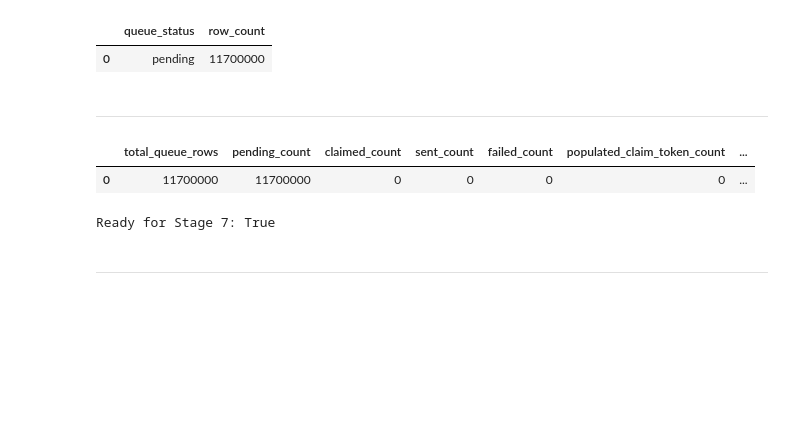
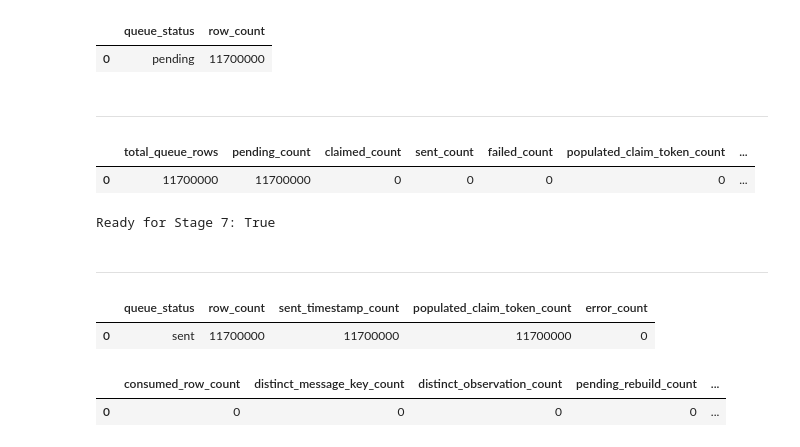
Before and after one commit to DCook-WGU/dcook-wgu-capstone-unified-predictive-maintenance-pipeline, a Jupyter notebook: notebooks/synthetic/synthetic_06_producer_queue_manager.ipynb, the cells around one changed output. Drawn from its saved outputs; the diff is of its cells as text; code cells hidden in the pictures; blank space fills up the shorter version.

```diff
--- a/notebooks/synthetic/synthetic_06_producer_queue_manager.ipynb
+++ b/notebooks/synthetic/synthetic_06_producer_queue_manager.ipynb
@@ -290,3 +315,54 @@ Ready for Stage 7: True
 # %%
 # Dispose Engine
 engine.dispose()
+# %%
+progress_dataframe = read_sql_dataframe(
+    engine,
+    f"""
+    SELECT
+        queue_status,
+        COUNT(*) AS row_count,
+        COUNT(*) FILTER (WHERE producer_sent_at IS NOT NULL) AS sent_timestamp_count,
+        COUNT(*) FILTER (WHERE claim_token IS NOT NULL) AS populated_claim_token_count,
+        COUNT(*) FILTER (WHERE producer_delivery_error IS NOT NULL) AS error_count
+    FROM "{SCHEMA}"."{SEND_QUEUE_TABLE_NAME}"
+    WHERE dataset_id = :dataset_id
+      AND run_id = :run_id
+    GROUP BY queue_status
+    ORDER BY row_count DESC
+    """,
+    params={
+        "dataset_id": DATASET_ID,
+        "run_id": RUN_ID,
+    },
+)
+
+display(progress_dataframe)
+# %% [output]
+|  | queue_status | row_count | sent_timestamp_count | populated_claim_token_count | error_count |
+| 0 | sent | 11700000 | 11700000 | 11700000 | 0 |
+# %%
+consumer_progress_dataframe = read_sql_dataframe(
+    engine,
+    f"""
+    SELECT
+        COUNT(*) AS consumed_row_count,
+        COUNT(DISTINCT message_key) AS distinct_message_key_count,
+        COUNT(DISTINCT observation_index) AS distinct_observation_count,
+        COUNT(*) FILTER (WHERE rebuild_status = 'pending') AS pending_rebuild_count,
+        MIN(consumer_received_at) AS first_consumed_at,
+        MAX(consumer_received_at) AS last_consumed_at
+    FROM "{SCHEMA}"."synthetic_sensor_messages_consumed_stage"
+    WHERE dataset_id = :dataset_id
+      AND run_id = :run_id
+    """,
+    params={
+        "dataset_id": DATASET_ID,
+        "run_id": RUN_ID,
+    },
+)
+
+display(consumer_progress_dataframe)
+# %% [output]
+|  | consumed_row_count | distinct_message_key_count | distinct_observation_count | pending_rebuild_count | ... |
+| 0 | 0 | 0 | 0 | 0 | ... |
```
Also changed, not shown: parts of 2 cells of this notebook, 17 other files.
